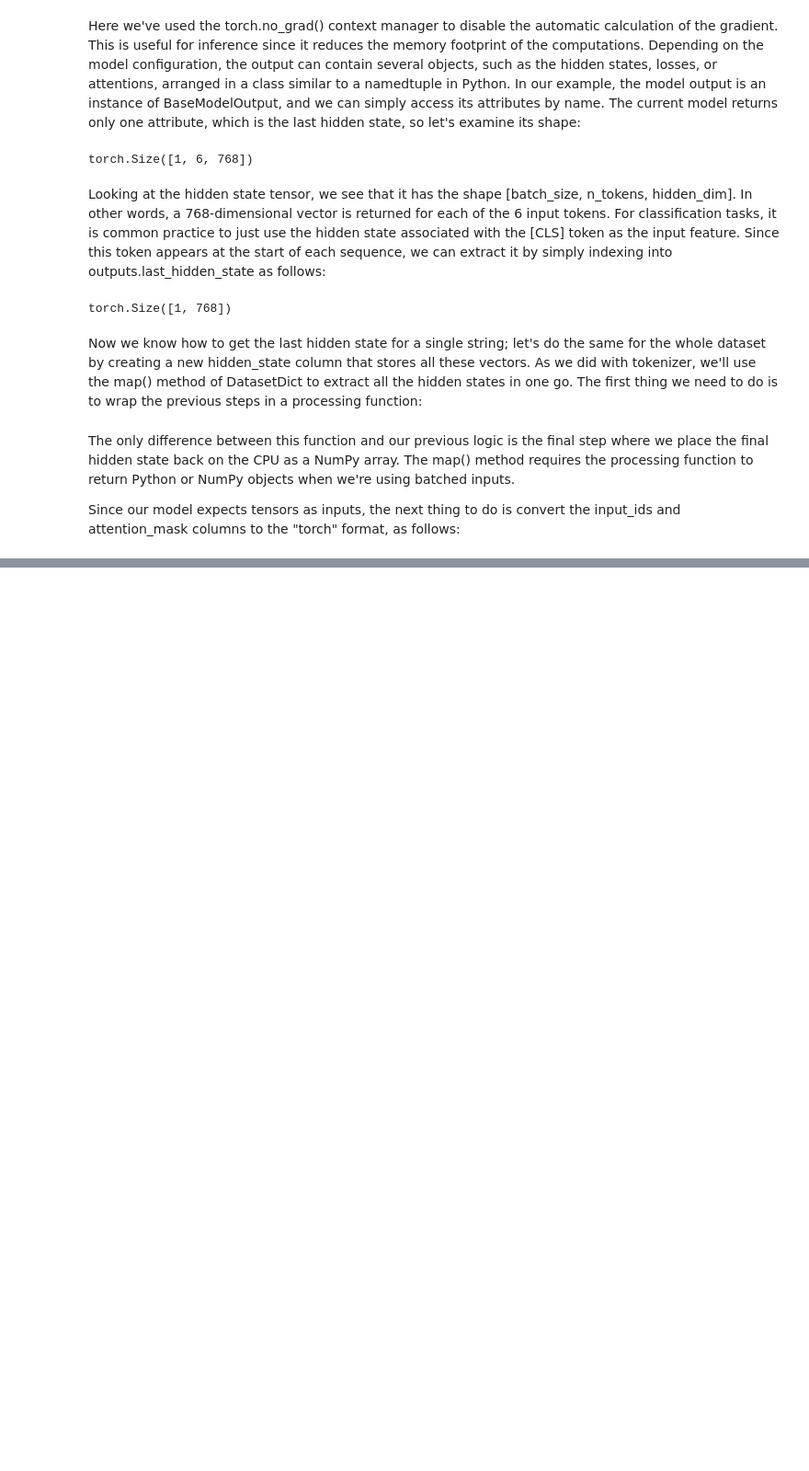
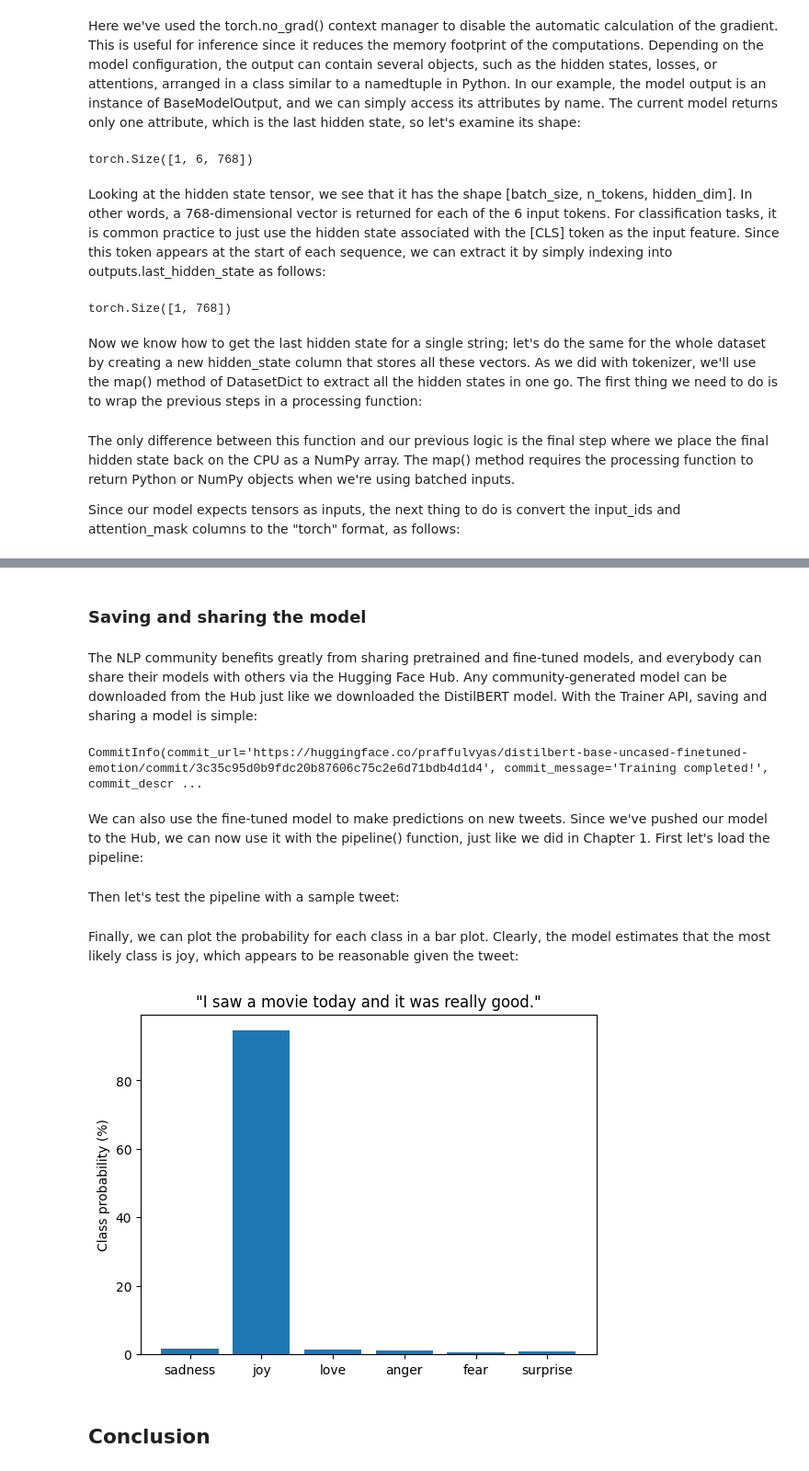
Before and after one commit to Prafful-Vyas/nlp_with_transformers, a Jupyter notebook: nlp_hf_ch02.ipynb, the cells around one changed output, grey strips where cells are left out. Shown: that part at 92% size. Drawn from its saved outputs; the diff is of its cells as text; code cells hidden in the pictures; blank space fills up the shorter version.

Commit message:
ch02-text-classification

```diff
--- a/nlp_hf_ch02.ipynb
+++ b/nlp_hf_ch02.ipynb
@@ -477,0 +817,35 @@ We can go ahead and extract the hidden states across
+# %% [markdown]
+### Saving and sharing the model
+# %% [markdown]
+The NLP community benefits greatly from sharing pretrained and fine-tuned models, and everybody can share their models with others via the Hugging Face Hub. Any
+community-generated model can be downloaded from the Hub just like we downloaded
+the DistilBERT model. With the Trainer API, saving and sharing a model is
+simple:
+# %%
+trainer.push_to_hub(commit_message="Training completed!")
+# %% [output]
+CommitInfo(commit_url='https://huggingface.co/praffulvyas/distilbert-base-uncased-finetuned-emotion/commit/3c35c95d0b9fdc20b87606c75c2e6d71bdb4d1d4', commit_message='Training completed!', commit_descr ...
+# %% [markdown]
+We can also use the fine-tuned model to make predictions on new tweets. Since we've pushed our model to the Hub, we can now use it with the pipeline() function, just like we did in Chapter 1. First let's load the pipeline:
+# %%
+from transformers import pipeline
+
+model_id = "praffulvyas/distilbert-base-uncased-finetuned-emotion"
+classifier = pipeline("text-classification", model=model_id)
+# %% [markdown]
+Then let's test the pipeline with a sample tweet:
+# %%
+custom_tweet = "I saw a movie today and it was really good."
+preds = classifier(custom_tweet, return_all_scores=True)
+# %% [markdown]
+Finally, we can plot the probability for each class in a bar plot. Clearly, the model estimates that the most likely class is joy, which appears to be reasonable given the tweet:
+# %%
+preds_df = pd.DataFrame(preds[0])
+plt.bar(labels, 100 * preds_df["score"], color='C0')
+plt.title(f'"{custom_tweet}"')
+plt.ylabel("Class probability (%)")
+plt.show()
+# %% [output]
+[figure, added]
+# %% [markdown]
+## Conclusion
```
Also changed, not shown: parts of 65 cells of this notebook.
